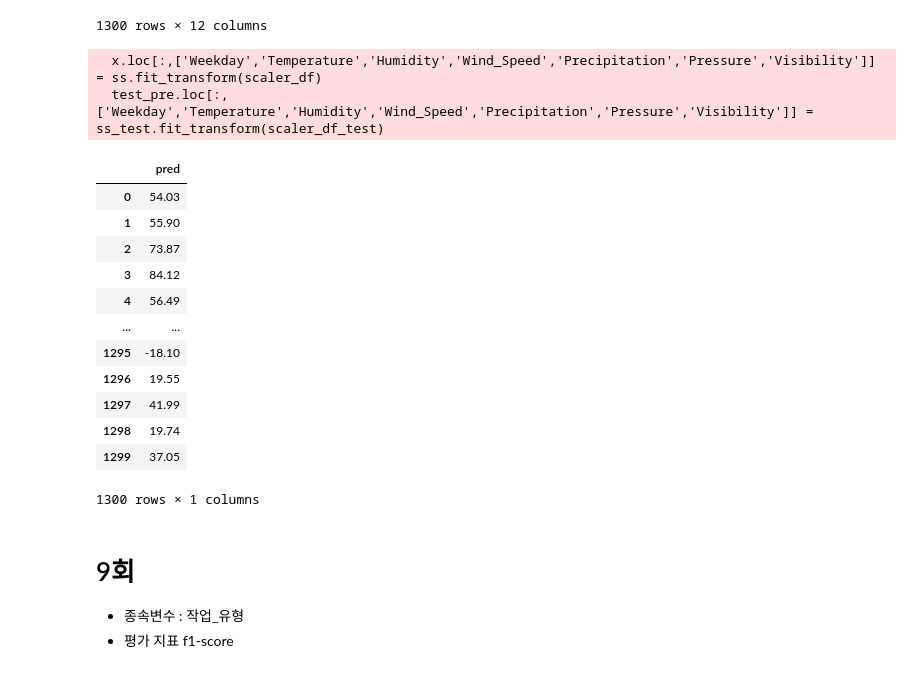
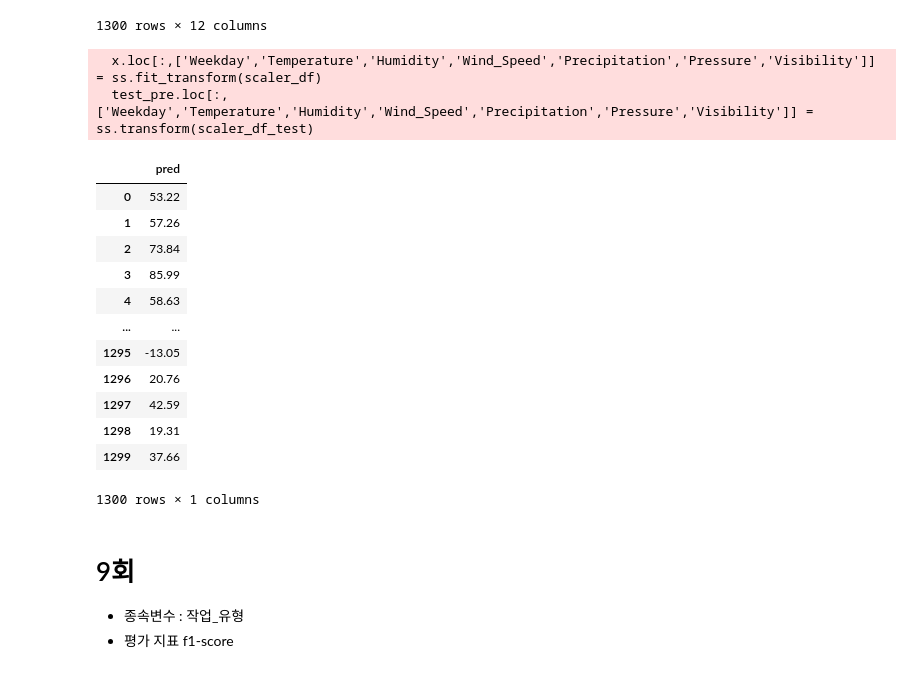
Before and after one commit to hyeonnnho/Big-Data-Analysis-Professional, a Jupyter notebook: 강의/2유형_example.ipynb, the cells around one changed output. Drawn from its saved outputs; the diff is of its cells as text; code cells hidden in the pictures.

```diff
--- a/강의/2유형_example.ipynb
+++ b/강의/2유형_example.ipynb
@@ -1106,59 +1109,52 @@ test_pre['Precipitation'] = test_pre['Precipitation'].fillna(test_pre['Precipita
 test_pre['Pressure'] = test_pre['Pressure'].fillna(test_pre['Pressure'].mean())
 # test_pre.isnull().sum()
 
 # 수치형
-ss_test = StandardScaler()
 scaler_df_test = test_pre[['Weekday','Temperature','Humidity','Wind_Speed','Precipitation','Pressure','Visibility']]
-test_pre.loc[:,['Weekday','Temperature','Humidity','Wind_Speed','Precipitation','Pressure','Visibility']] = ss_test.fit_transform(scaler_df_test)
+test_pre.loc[:,['Weekday','Temperature','Humidity','Wind_Speed','Precipitation','Pressure','Visibility']] = ss.transform(scaler_df_test)
 
 # 범주형
-le_C1_test = LabelEncoder()
-le_C2_test = LabelEncoder()
-le_C3_test = LabelEncoder()
-le_C4_test = LabelEncoder()
-le_Date_test = LabelEncoder()
-le_Weekday_test = LabelEncoder()
-test_pre['C1'] = le_C1_test.fit_transform(test_pre['C1'])
-test_pre['C2'] = le_C2_test.fit_transform(test_pre['C2'])
-test_pre['C3'] = le_C3_test.fit_transform(test_pre['C3'])
-test_pre['C4'] = le_C4_test.fit_transform(test_pre['C4'])
-test_pre['Date'] = le_Date_test.fit_transform(test_pre['Date'])
-test_pre['Weekday'] = le_Weekday_test.fit_transform(test_pre['Weekday'])
+test_pre['C1'] = le_C1.transform(test_pre['C1'])
+test_pre['C2'] = le_C2.transform(test_pre['C2'])
+test_pre['C3'] = le_C3.transform(test_pre['C3'])
+test_pre['C4'] = le_C4.transform(test_pre['C4'])
+test_pre['Date'] = le_Date.transform(test_pre['Date'])
+test_pre['Weekday'] = le_Weekday.transform(test_pre['Weekday'])
 
 rf_test_predict = rf.predict(test_pre)
 result = pd.DataFrame(rf_test_predict, columns=['pred'])
 result
 # result.to_csv('result.csv', index=False)
 # df = pd.read_csv('result.csv')
 # print(df.head())
 
 # C1                5
 # C2                0
 # C3                0
 # C4                0
 # Date              0
 # Weekday           0
 # Temperature       0
 # Humidity          0
 # Wind_Speed        0
 # Precipitation     3
 # Pressure         18
 # Visibility        0
 # %% [output]
   x.loc[:,['Weekday','Temperature','Humidity','Wind_Speed','Precipitation','Pressure','Visibility']] = ss.fit_transform(scaler_df)
-  test_pre.loc[:,['Weekday','Temperature','Humidity','Wind_Speed','Precipitation','Pressure','Visibility']] = ss_test.fit_transform(scaler_df_test)
+  test_pre.loc[:,['Weekday','Temperature','Humidity','Wind_Speed','Precipitation','Pressure','Visibility']] = ss.transform(scaler_df_test)
 |  | pred |
-| 0 | 54.03 |
-| 1 | 55.90 |
-| 2 | 73.87 |
-| 3 | 84.12 |
-| 4 | 56.49 |
+| 0 | 53.22 |
+| 1 | 57.26 |
+| 2 | 73.84 |
+| 3 | 85.99 |
+| 4 | 58.63 |
 | ... | ... |
-| 1295 | -18.10 |
-| 1296 | 19.55 |
-| 1297 | 41.99 |
-| 1298 | 19.74 |
-| 1299 | 37.05 |
+| 1295 | -13.05 |
+| 1296 | 20.76 |
+| 1297 | 42.59 |
+| 1298 | 19.31 |
+| 1299 | 37.66 |
 1300 rows × 1 columns
 # %% [markdown]
 # 9회
```
Also changed, not shown: parts of 3 cells of this notebook, 2 other files.
